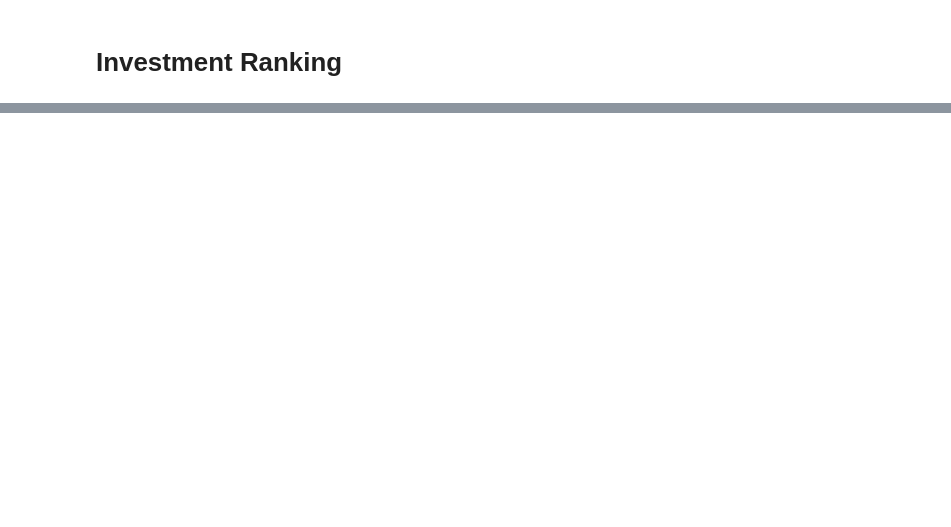
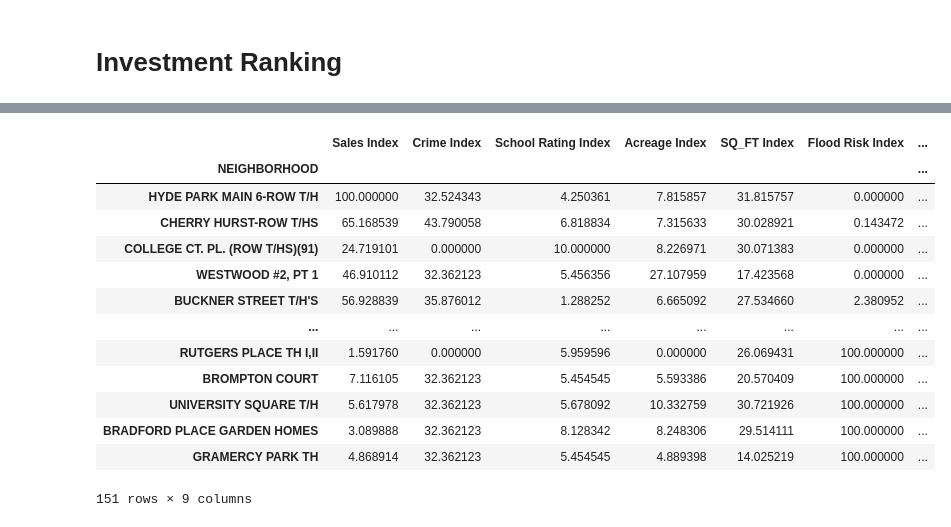
Before and after one commit to adrianaovalle/Project1_Group2, a Jupyter notebook: Results.ipynb, the cells around one changed output, grey strips where cells are left out. Saved outputs shown, nothing was run; the diff lists cells and outputs as text; code cells hidden in the pictures; blank space fills up the shorter version.

```diff
--- a/Results.ipynb
+++ b/Results.ipynb
@@ -546,0 +241,26 @@ fig
+# %%
+# To get to the top list, neighnorhoods need positive valuation index and sales index)
+neighborhood_group=neighborhood_group.loc[(neighborhood_group['Valuation Index']>0)&(neighborhood_group['Sales Index']>0),:]
+
+min=neighborhood_group['Valuation Index'].min()
+max=neighborhood_group['Valuation Index'].max()
+min=neighborhood_group['Valuation Index']=(neighborhood_group['Valuation Index']-min)/(max-min)*100
+
+# sort scores
+rank_all = neighborhood_group.sort_values('Score',ascending=False)
+rank_all
+# %% [output]
+|  | Sales Index | Crime Index | School Rating Index | Acreage Index | SQ_FT Index | Flood Risk Index | ... |
+| NEIGHBORHOOD |  |  |  |  |  |  | ... |
+| HYDE PARK MAIN 6-ROW T/H | 100.000000 | 32.524343 | 4.250361 | 7.815857 | 31.815757 | 0.000000 | ... |
+| CHERRY HURST-ROW T/HS | 65.168539 | 43.790058 | 6.818834 | 7.315633 | 30.028921 | 0.143472 | ... |
+| COLLEGE CT. PL. (ROW T/HS)(91) | 24.719101 | 0.000000 | 10.000000 | 8.226971 | 30.071383 | 0.000000 | ... |
+| WESTWOOD #2, PT 1 | 46.910112 | 32.362123 | 5.456356 | 27.107959 | 17.423568 | 0.000000 | ... |
+| BUCKNER STREET T/H'S | 56.928839 | 35.876012 | 1.288252 | 6.665092 | 27.534660 | 2.380952 | ... |
+| ... | ... | ... | ... | ... | ... | ... | ... |
+| RUTGERS PLACE TH I,II | 1.591760 | 0.000000 | 5.959596 | 0.000000 | 26.069431 | 100.000000 | ... |
+| BROMPTON COURT | 7.116105 | 32.362123 | 5.454545 | 5.593386 | 20.570409 | 100.000000 | ... |
+| UNIVERSITY SQUARE T/H | 5.617978 | 32.362123 | 5.678092 | 10.332759 | 30.721926 | 100.000000 | ... |
+| BRADFORD PLACE GARDEN HOMES | 3.089888 | 32.362123 | 8.128342 | 8.248306 | 29.514111 | 100.000000 | ... |
+| GRAMERCY PARK TH | 4.868914 | 32.362123 | 5.454545 | 4.889398 | 14.025219 | 100.000000 | ... |
+151 rows × 9 columns
```
Also changed, not shown: parts of 53 cells of this notebook.
